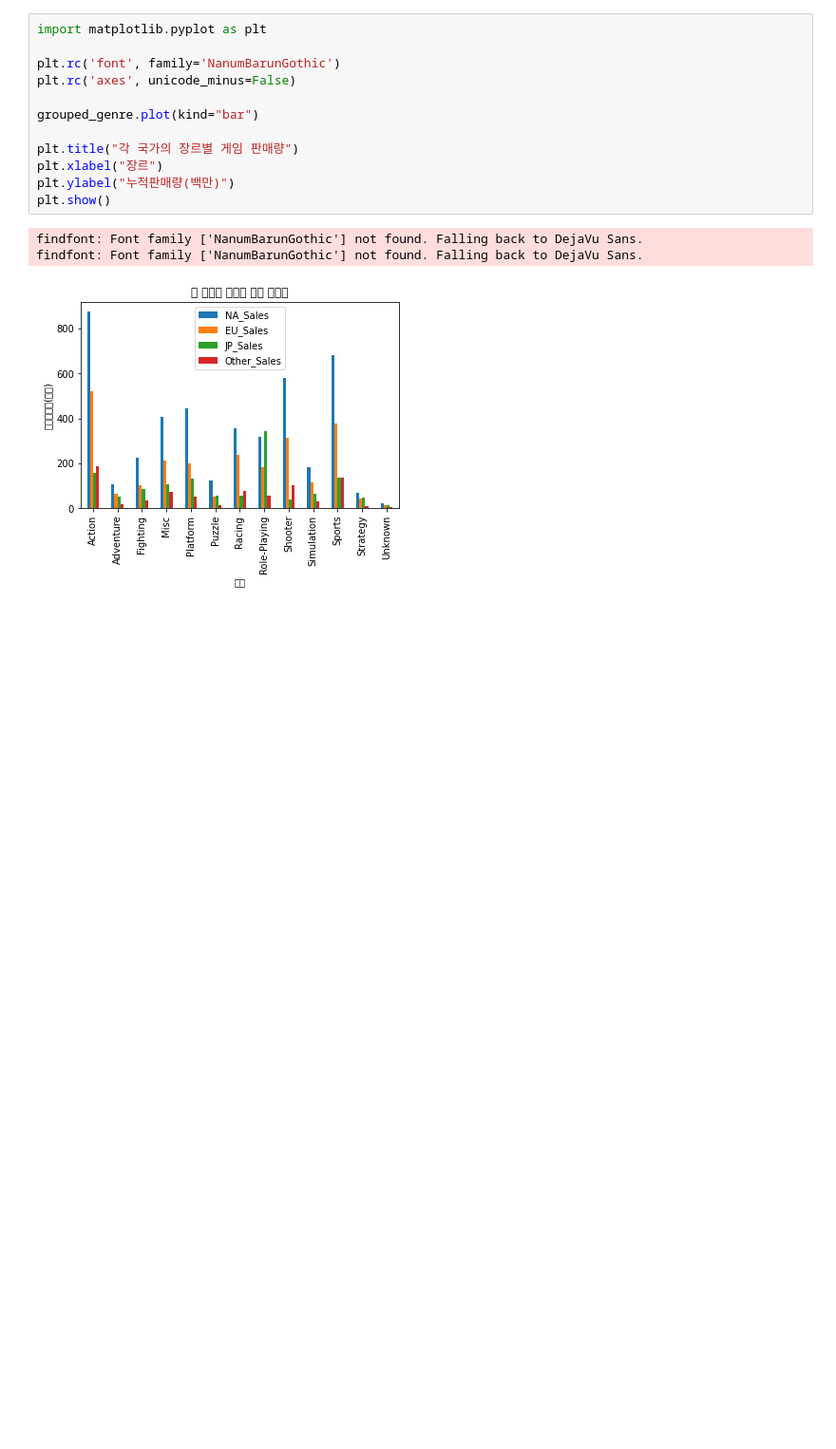
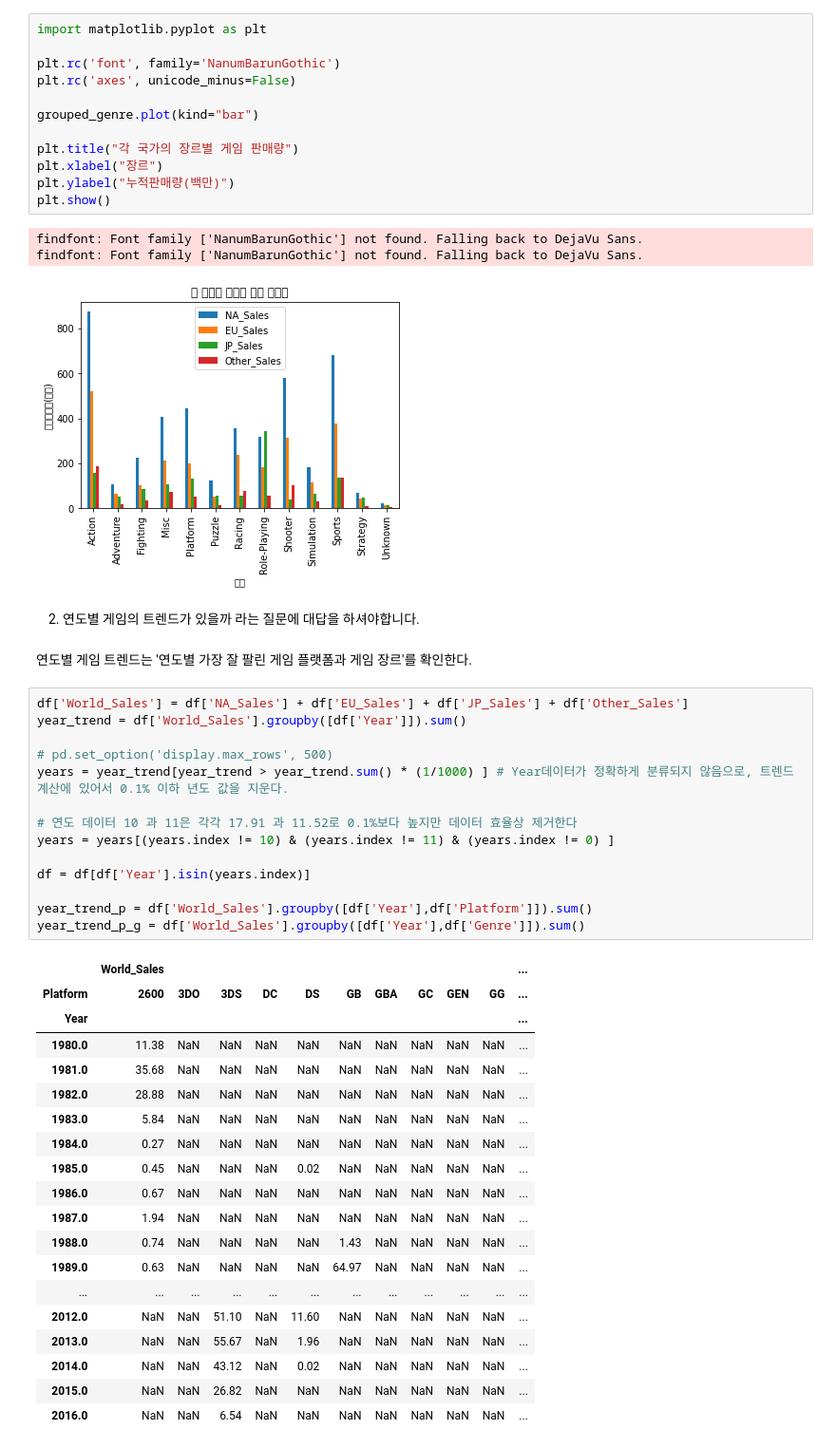
Before and after one commit to y001003/Bootcamp, a Jupyter notebook: Section1_Project.ipynb, the cells around one changed output. Shown: that part at 95% size. Cells and saved outputs as stored; diff of their text form; blank space fills up the shorter version.

```diff
--- a/Section1_Project.ipynb
+++ b/Section1_Project.ipynb
@@ -256,3 +256,41 @@ plt.show()
 findfont: Font family ['NanumBarunGothic'] not found. Falling back to DejaVu Sans.
 findfont: Font family ['NanumBarunGothic'] not found. Falling back to DejaVu Sans.
 [figure]
+# %% [markdown]
+2. 연도별 게임의 트렌드가 있을까 라는 질문에 대답을 하셔야합니다.
+# %% [markdown]
+연도별 게임 트렌드는 '연도별 가장 잘 팔린 게임 플랫폼과 게임 장르'를 확인한다.
+# %%
+df['World_Sales'] = df['NA_Sales'] + df['EU_Sales'] + df['JP_Sales'] + df['Other_Sales']
+year_trend = df['World_Sales'].groupby([df['Year']]).sum()
+
+# pd.set_option('display.max_rows', 500)
+years = year_trend[year_trend > year_trend.sum() * (1/1000) ] # Year데이터가 정확하게 분류되지 않음으로, 트렌드 계산에 있어서 0.1% 이하 년도 값을 지운다.
+
+# 연도 데이터 10 과 11은 각각 17.91 과 11.52로 0.1%보다 높지만 데이터 효율상 제거한다
+years = years[(years.index != 10) & (years.index != 11) & (years.index != 0) ]
+
+df = df[df['Year'].isin(years.index)]
+
+year_trend_p = df['World_Sales'].groupby([df['Year'],df['Platform']]).sum()
+year_trend_p_g = df['World_Sales'].groupby([df['Year'],df['Genre']]).sum()
+# %% [output]
+|  | World_Sales |  |  |  |  |  |  |  |  |  | ... |
+| Platform | 2600 | 3DO | 3DS | DC | DS | GB | GBA | GC | GEN | GG | ... |
+| Year |  |  |  |  |  |  |  |  |  |  | ... |
+| 1980.0 | 11.38 | NaN | NaN | NaN | NaN | NaN | NaN | NaN | NaN | NaN | ... |
+| 1981.0 | 35.68 | NaN | NaN | NaN | NaN | NaN | NaN | NaN | NaN | NaN | ... |
+| 1982.0 | 28.88 | NaN | NaN | NaN | NaN | NaN | NaN | NaN | NaN | NaN | ... |
+| 1983.0 | 5.84 | NaN | NaN | NaN | NaN | NaN | NaN | NaN | NaN | NaN | ... |
+| 1984.0 | 0.27 | NaN | NaN | NaN | NaN | NaN | NaN | NaN | NaN | NaN | ... |
+| 1985.0 | 0.45 | NaN | NaN | NaN | 0.02 | NaN | NaN | NaN | NaN | NaN | ... |
+| 1986.0 | 0.67 | NaN | NaN | NaN | NaN | NaN | NaN | NaN | NaN | NaN | ... |
+| 1987.0 | 1.94 | NaN | NaN | NaN | NaN | NaN | NaN | NaN | NaN | NaN | ... |
+| 1988.0 | 0.74 | NaN | NaN | NaN | NaN | 1.43 | NaN | NaN | NaN | NaN | ... |
+| 1989.0 | 0.63 | NaN | NaN | NaN | NaN | 64.97 | NaN | NaN | NaN | NaN | ... |
+| ... | ... | ... | ... | ... | ... | ... | ... | ... | ... | ... | ... |
+| 2012.0 | NaN | NaN | 51.10 | NaN | 11.60 | NaN | NaN | NaN | NaN | NaN | ... |
+| 2013.0 | NaN | NaN | 55.67 | NaN | 1.96 | NaN | NaN | NaN | NaN | NaN | ... |
+| 2014.0 | NaN | NaN | 43.12 | NaN | 0.02 | NaN | NaN | NaN | NaN | NaN | ... |
+| 2015.0 | NaN | NaN | 26.82 | NaN | NaN | NaN | NaN | NaN | NaN | NaN | ... |
+| 2016.0 | NaN | NaN | 6.54 | NaN | NaN | NaN | NaN | NaN | NaN | NaN | ... |
```
Also changed, not shown: parts of 3 cells of this notebook.
